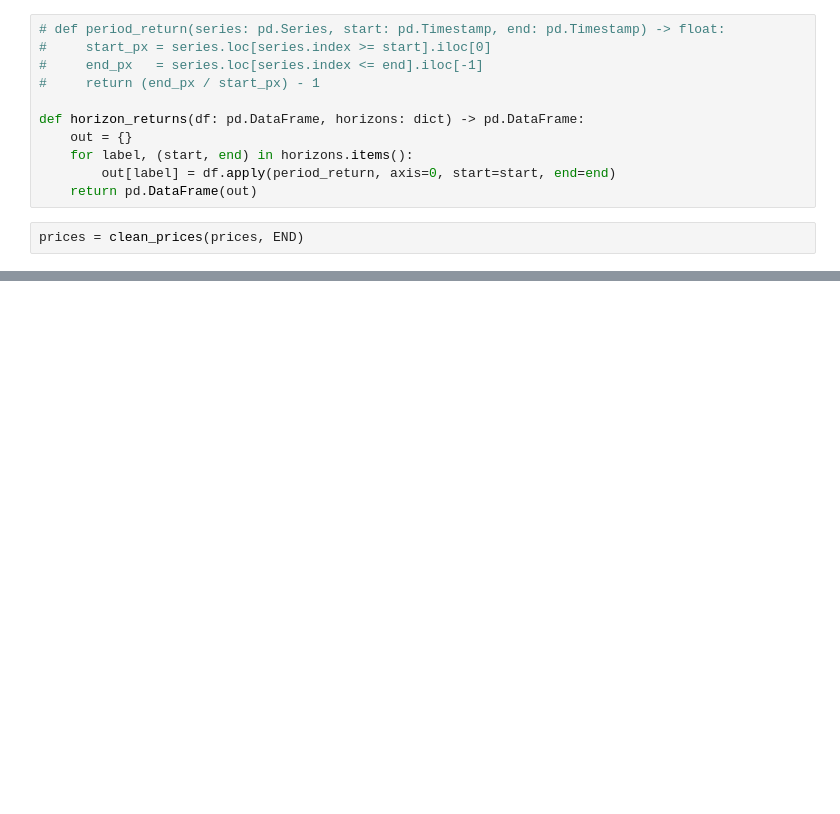
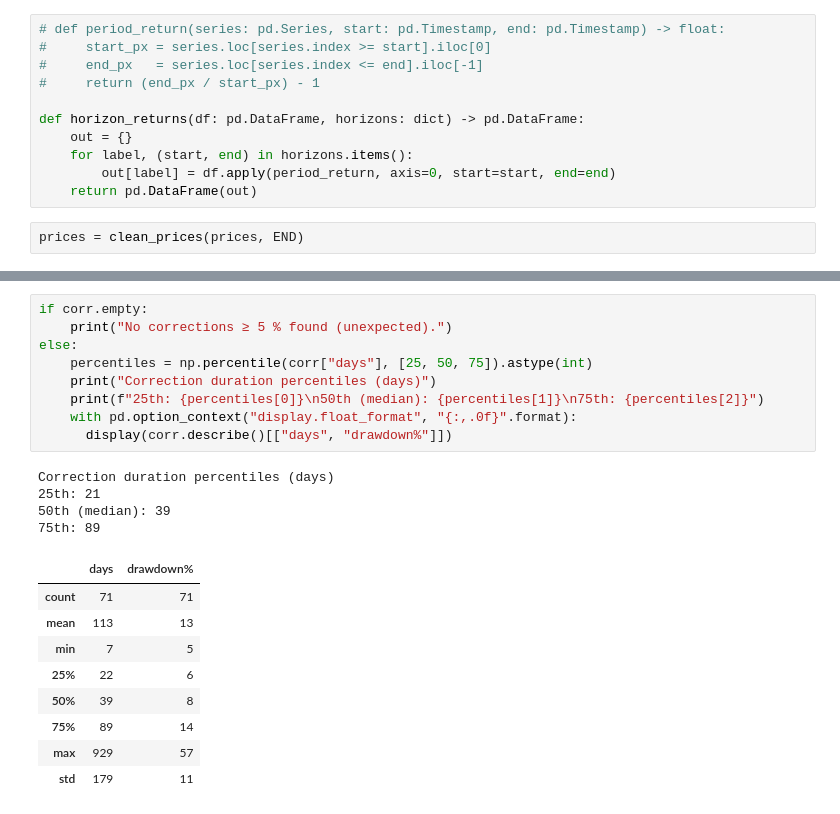
Before and after one commit to Dcwind/stock-market-analysis, a Jupyter notebook: S&P500_analysis.ipynb, the cells around one changed output, grey strips where cells are left out. Cells and saved outputs as stored; diff of their text form; blank space fills up the shorter version.

```diff
--- a/S&P500_analysis.ipynb
+++ b/S&P500_analysis.ipynb
@@ -205,0 +268,23 @@ Total returns by horizon
+# %%
+if corr.empty:
+    print("No corrections ≥ 5 % found (unexpected).")
+else:
+    percentiles = np.percentile(corr["days"], [25, 50, 75]).astype(int)
+    print("Correction duration percentiles (days)")
+    print(f"25th: {percentiles[0]}\n50th (median): {percentiles[1]}\n75th: {percentiles[2]}")
+    with pd.option_context("display.float_format", "{:,.0f}".format):
+      display(corr.describe()[["days", "drawdown%"]])
+# %% [output]
+Correction duration percentiles (days)
+25th: 21
+50th (median): 39
+75th: 89
+|  | days | drawdown% |
+| count | 71 | 71 |
+| mean | 113 | 13 |
+| min | 7 | 5 |
+| 25% | 22 | 6 |
+| 50% | 39 | 8 |
+| 75% | 89 | 14 |
+| max | 929 | 57 |
+| std | 179 | 11 |
```
Also changed, not shown: parts of 6 cells of this notebook.
